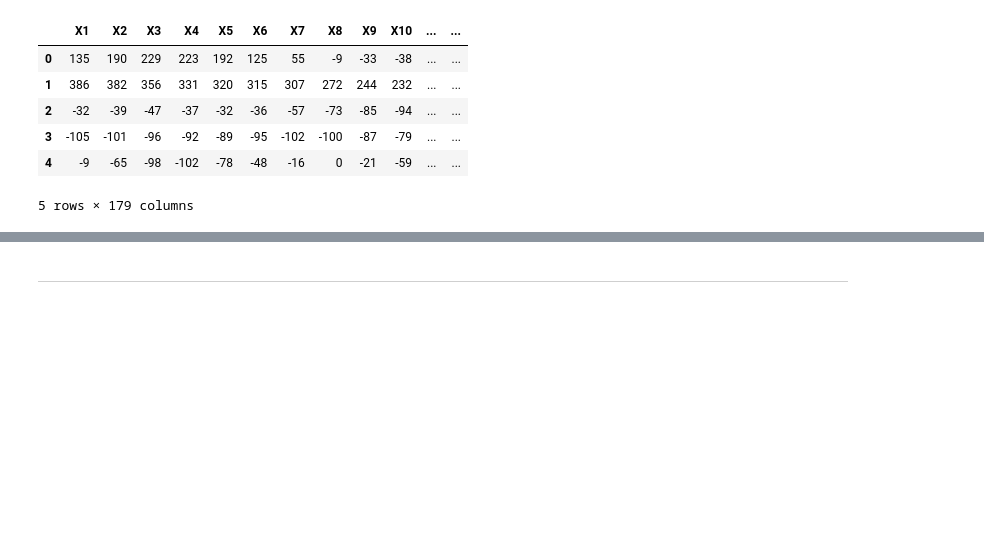
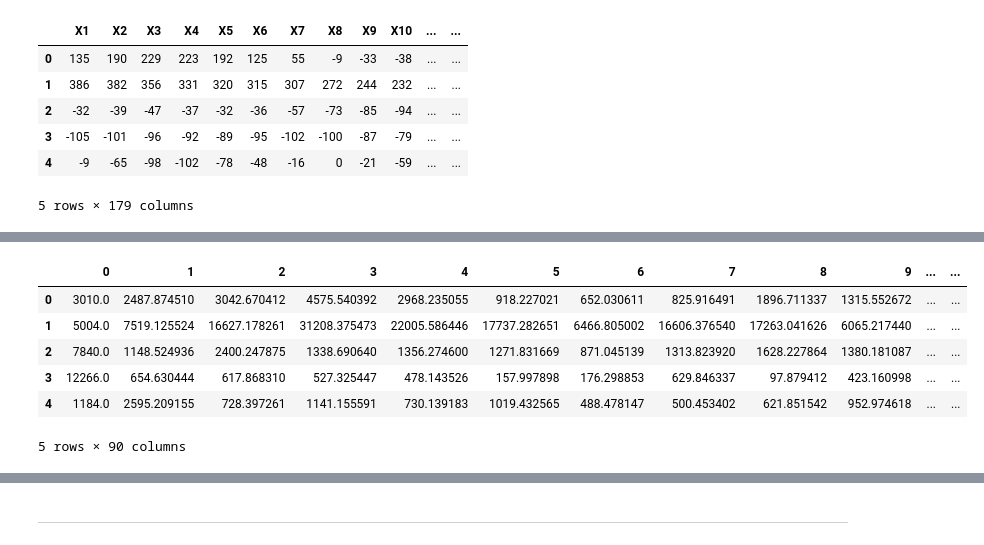
Before and after one commit to AGronowski/M-zgSeizurePrediction, a Jupyter notebook: usingFrequencyDomain.ipynb, the cells around one changed output, grey strips where cells are left out. Cells and saved outputs as stored; diff of their text form; code cells hidden in the pictures; blank space fills up the shorter version.

```diff
--- a/usingFrequencyDomain.ipynb
+++ b/usingFrequencyDomain.ipynb
@@ -26,0 +20,7 @@ array([ 135,  190,  229,  223,  192,  125,   55,   -9,  -33,  -38,  -10,
+# %%
+#see: https://docs.scipy.org/doc/numpy/reference/generated/numpy.fft.rfft.html for difference
+#between rfft and regular fft. We should briefly mention the difference on our slides
+#Note that j is used instead of i for complex numbers
+
+X = pd.DataFrame(np.fft.rfft(d.iloc[:,0:178]))   #indexing includes entire data matrix except label column
+X.head()
@@ -27 +35,16 @@ array([ 135,  190,  229,  223,  192,  125,   55,   -9,  -33,  -38,  -10,
+# %%
+X = np.absolute(X)
+#sklearn can't work with complex numbers. I take the magnitude of the complex
+#numbers - we just lose phase information this way, but that's not too important
+#to begin with (I think. But I could be wrong)
+# %%
+X.head()
+# %% [output]
+|  | 0 | 1 | 2 | 3 | 4 | 5 | 6 | 7 | 8 | 9 | ... | ... |
+| 0 | 3010.0 | 2487.874510 | 3042.670412 | 4575.540392 | 2968.235055 | 918.227021 | 652.030611 | 825.916491 | 1896.711337 | 1315.552672 | ... | ... |
+| 1 | 5004.0 | 7519.125524 | 16627.178261 | 31208.375473 | 22005.586446 | 17737.282651 | 6466.805002 | 16606.376540 | 17263.041626 | 6065.217440 | ... | ... |
+| 2 | 7840.0 | 1148.524936 | 2400.247875 | 1338.690640 | 1356.274600 | 1271.831669 | 871.045139 | 1313.823920 | 1628.227864 | 1380.181087 | ... | ... |
+| 3 | 12266.0 | 654.630444 | 617.868310 | 527.325447 | 478.143526 | 157.997898 | 176.298853 | 629.846337 | 97.879412 | 423.160998 | ... | ... |
+| 4 | 1184.0 | 2595.209155 | 728.397261 | 1141.155591 | 730.139183 | 1019.432565 | 488.478147 | 500.453402 | 621.851542 | 952.974618 | ... | ... |
+5 rows × 90 columns
 # %%
```
Also changed, not shown: parts of 28 cells of this notebook.
